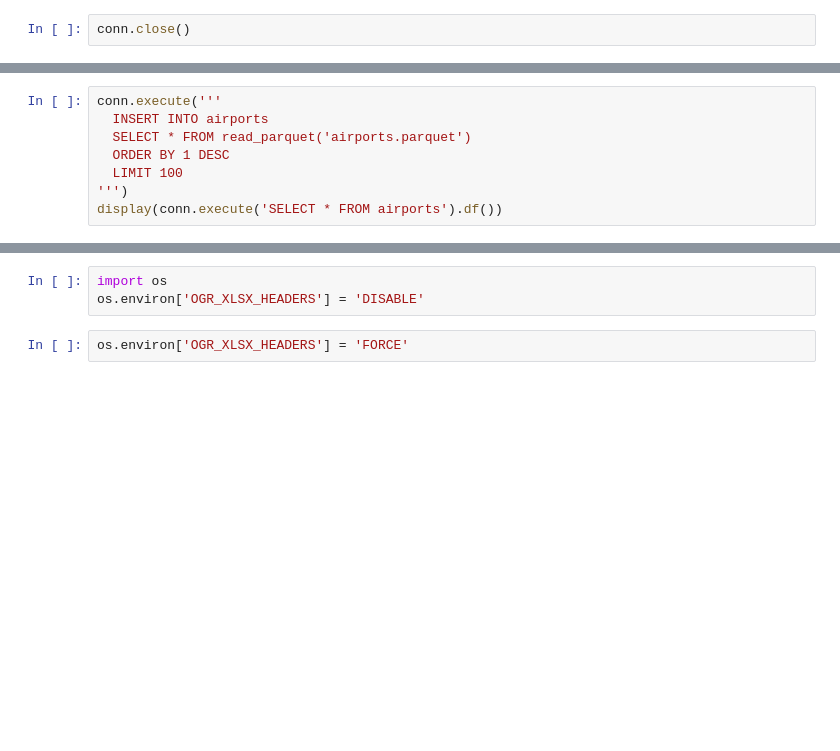
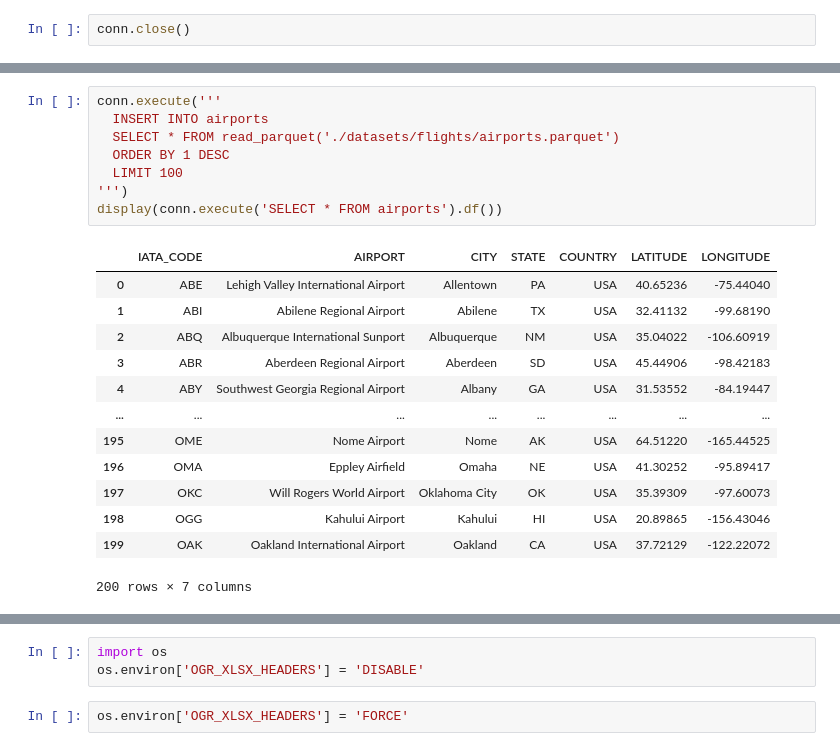
Before and after one commit to pranamg/duckdb-up-and-running, a Jupyter notebook: Chapter_2.ipynb, the cells around one changed output, grey strips where cells are left out. Saved outputs shown, nothing was run; the diff lists cells and outputs as text; blank space fills up the shorter version.

```diff
--- a/Chapter_2.ipynb
+++ b/Chapter_2.ipynb
@@ -138,11 +285,25 @@ display(conn.execute('SELECT * FROM airports').df())
 # %%
 conn.execute('''
   INSERT INTO airports
-  SELECT * FROM read_parquet('airports.parquet')
+  SELECT * FROM read_parquet('./datasets/flights/airports.parquet')
   ORDER BY 1 DESC
   LIMIT 100
 ''')
 display(conn.execute('SELECT * FROM airports').df())
+# %% [output]
+|  | IATA_CODE | AIRPORT | CITY | STATE | COUNTRY | LATITUDE | LONGITUDE |
+| 0 | ABE | Lehigh Valley International Airport | Allentown | PA | USA | 40.65236 | -75.44040 |
+| 1 | ABI | Abilene Regional Airport | Abilene | TX | USA | 32.41132 | -99.68190 |
+| 2 | ABQ | Albuquerque International Sunport | Albuquerque | NM | USA | 35.04022 | -106.60919 |
+| 3 | ABR | Aberdeen Regional Airport | Aberdeen | SD | USA | 45.44906 | -98.42183 |
+| 4 | ABY | Southwest Georgia Regional Airport | Albany | GA | USA | 31.53552 | -84.19447 |
+| ... | ... | ... | ... | ... | ... | ... | ... |
+| 195 | OME | Nome Airport | Nome | AK | USA | 64.51220 | -165.44525 |
+| 196 | OMA | Eppley Airfield | Omaha | NE | USA | 41.30252 | -95.89417 |
+| 197 | OKC | Will Rogers World Airport | Oklahoma City | OK | USA | 35.39309 | -97.60073 |
+| 198 | OGG | Kahului Airport | Kahului | HI | USA | 20.89865 | -156.43046 |
+| 199 | OAK | Oakland International Airport | Oakland | CA | USA | 37.72129 | -122.22072 |
+200 rows × 7 columns
 # %%
 conn.execute('''
   COPY airports
```
Also changed, not shown: parts of 35 cells of this notebook, 10 other files.
